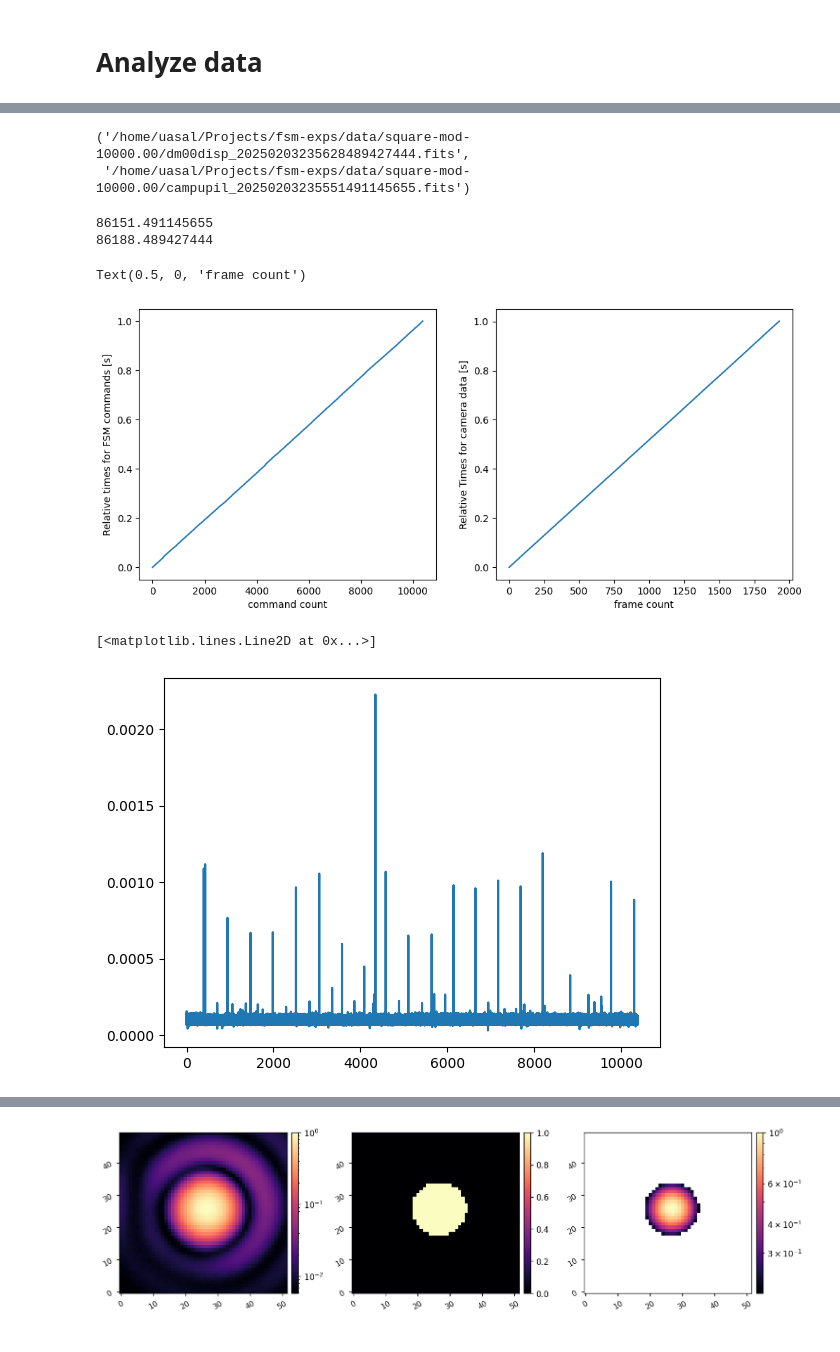
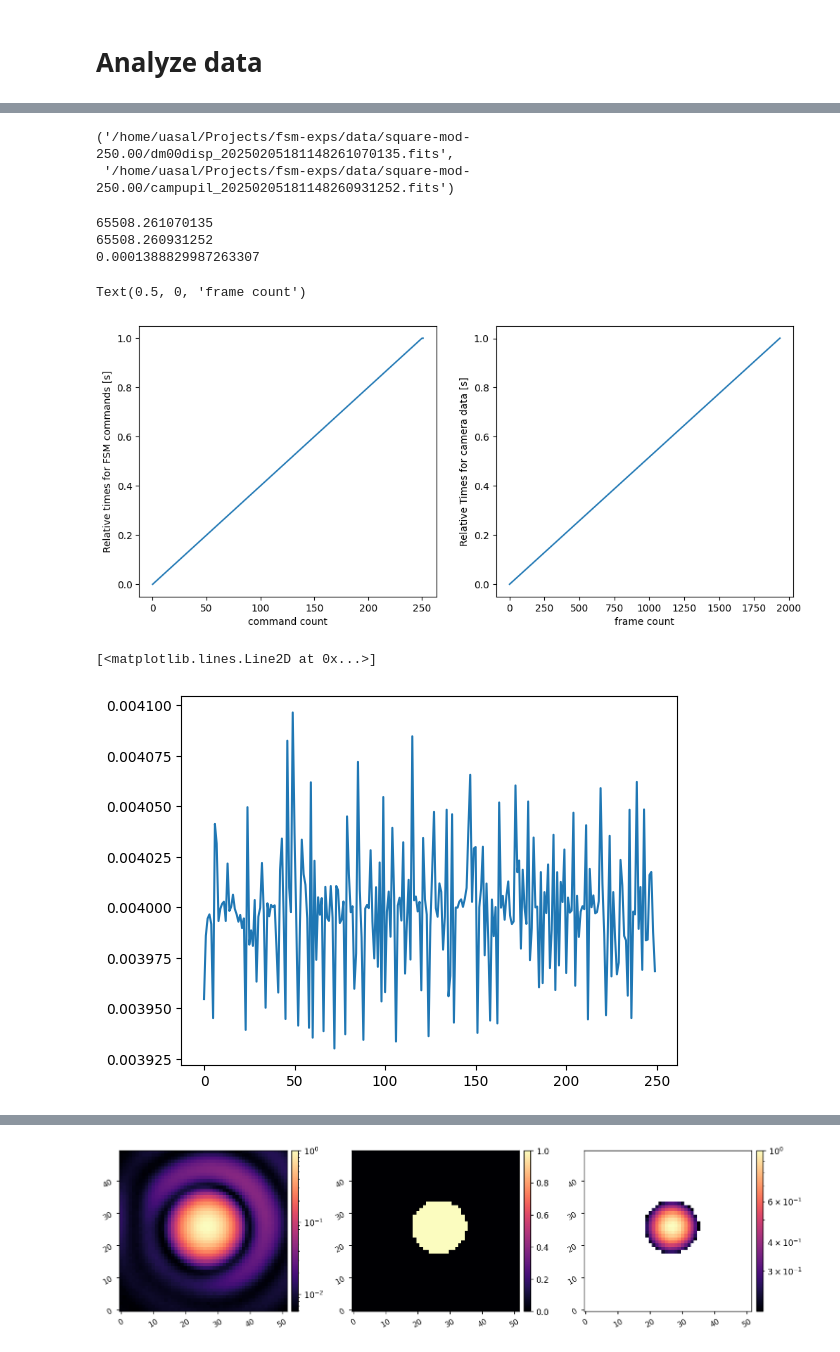
Before and after one commit to nick-lambert/fsm-exps, a Jupyter notebook: test_square_wave.ipynb, the cells around one changed output, grey strips where cells are left out. Cells and saved outputs as stored; diff of their text form; code cells hidden in the pictures.

```diff
--- a/test_square_wave.ipynb
+++ b/test_square_wave.ipynb
@@ -188,16 +167,14 @@ exp_dir = f'square-mod-{freq:.2f}'
 exp_path = Path(f'{cwd}/data/{exp_dir}')
 # %%
 
-# cam_data_fnames = sorted(glob.glob(str(exp_path/'campupil*20250131*.fits')))
-# fsm_data_fnames = sorted(glob.glob(str(exp_path/'dm00disp*20250131*.fits')))
-cam_data_fnames = sorted(glob.glob(str(exp_path/'campupil*20250203*.fits')))
-fsm_data_fnames = sorted(glob.glob(str(exp_path/'dm00disp*20250203*.fits')))
+cam_data_fnames = sorted(glob.glob(str(exp_path/'campupil*20250205*.fits')))
+fsm_data_fnames = sorted(glob.glob(str(exp_path/'dm00disp*20250205*.fits')))
 
 fsm_data_fnames[0], cam_data_fnames[0]
 # fsm_data_fnames
 # %% [output]
-('/home/uasal/Projects/fsm-exps/data/square-mod-10000.00/dm00disp_20250203235628489427444.fits',
- '/home/uasal/Projects/fsm-exps/data/square-mod-10000.00/campupil_20250203235551491145655.fits')
+('/home/uasal/Projects/fsm-exps/data/square-mod-250.00/dm00disp_20250205181148261070135.fits',
+ '/home/uasal/Projects/fsm-exps/data/square-mod-250.00/campupil_20250205181148260931252.fits')
 # %%
 from astropy.io import fits
 
@@ -214,44 +191,46 @@ fsm_times = np.array(fsm_times)
 fsm_start = fsm_times[0]
 rel_fsm_times = fsm_times - fsm_start
 
 frames = []
 cam_times = []
 for fname in cam_data_fnames:
     frames.append(fits.getdata(fname))
     t_hr = float(fname.split("_")[1][8:10])
     t_min = float(fname.split("_")[1][10:12])
     t_sec = float(fname.split("_")[1][12:-5])/1e9
     cam_times.append( 3600*t_hr + 60*t_min + t_sec )
 frames = np.array(frames)
 cam_times = np.array(cam_times)
 cam_start = cam_times[0]
-print(cam_start)
 rel_cam_times = cam_times - fsm_start
-rel_cam_times -= rel_cam_times.min()
+# rel_cam_times -= rel_cam_times.min()
 
 print(fsm_start)
+print(cam_start)
+print(fsm_start - cam_start)
 
 plt.figure(figsize=(12,5))
 plt.subplot(121)
 plt.plot(rel_fsm_times)
 plt.ylabel('Relative times for FSM commands [s]')
 plt.xlabel('command count')
 
 plt.subplot(122)
 plt.plot(rel_cam_times)
 plt.ylabel('Relative Times for camera data [s]')
 plt.xlabel('frame count')
 # %% [output]
-86151.491145655
-86188.489427444
+65508.261070135
+65508.260931252
+0.0001388829987263307
 Text(0.5, 0, 'frame count')
-[figure, old version]
+[figure, new version]
 # %%
 fsm_time_steps = (rel_fsm_times[1:] - rel_fsm_times[:-1])[:-1]
 plt.plot(fsm_time_steps)
 # %% [output]
 [<matplotlib.lines.Line2D at 0x...>]
-[figure, old version]
+[figure, new version]
 # %%
 1/freq, np.mean(fsm_time_steps), 1/np.mean(fsm_time_steps), fsm_commands.shape
 # %% [output]
```
Also changed, not shown: parts of 12 cells of this notebook, 3 other files.
